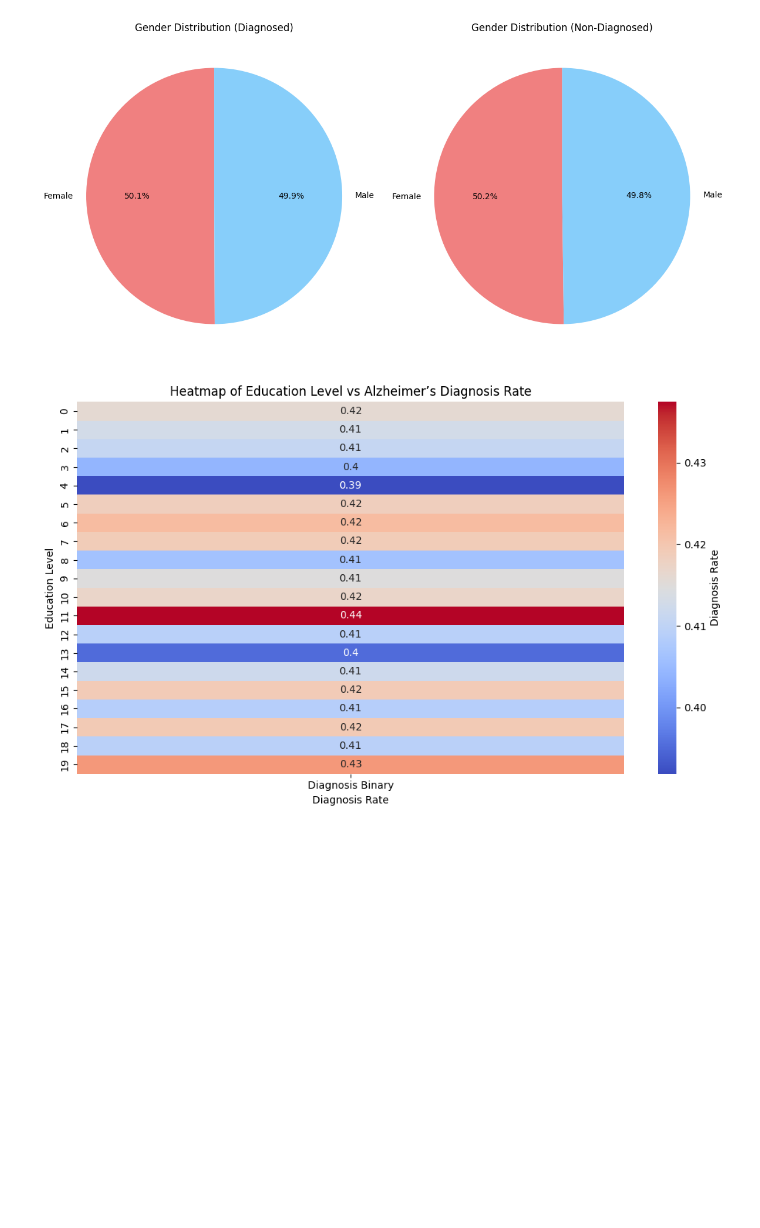
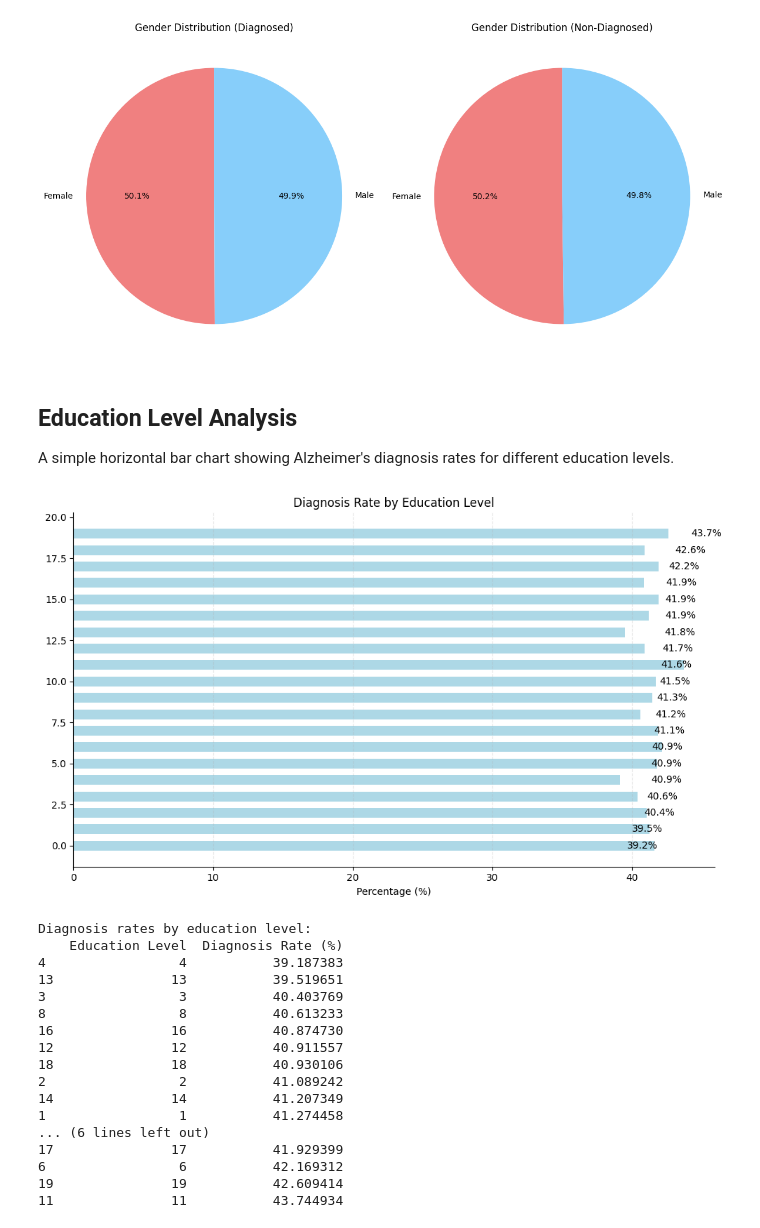
Before and after one commit to Shivsgithubb/ALZHEIMER-S, a Jupyter notebook: analysis/Demographic_analysis.ipynb, the cells around one changed output. Saved outputs shown, nothing was run; the diff lists cells and outputs as text; code cells hidden in the pictures; blank space fills up the shorter version.

```diff
--- a/analysis/Demographic_analysis.ipynb
+++ b/analysis/Demographic_analysis.ipynb
@@ -160,26 +176,61 @@ plt.tight_layout()
 plt.show()
 # %% [output]
 [figure]
+# %% [markdown]
+## Education Level Analysis
+
+A simple horizontal bar chart showing Alzheimer's diagnosis rates for different education levels.
 # %%
-# Select relevant columns and clean the data
-df_clean = df[['Education Level', 'Alzheimer’s Diagnosis']].dropna()
+# Calculate diagnosis rate by education level
+edu_analysis = df.groupby('Education Level')["Alzheimer’s Diagnosis"].apply(lambda x: (x == 'Yes').mean() * 100).reset_index()
+edu_analysis.columns = ['Education Level', 'Diagnosis Rate (%)']
 
-# Convert diagnosis to binary (Yes = 1, No = 0)
-df_clean['Diagnosis Binary'] = df_clean['Alzheimer’s Diagnosis'].map({'Yes': 1, 'No': 0})
+# Sort by diagnosis rate
+edu_analysis = edu_analysis.sort_values('Diagnosis Rate (%)', ascending=True)
 
-# Group by education level and calculate mean diagnosis rate
-edu_diag_rate = df_clean.groupby('Education Level')['Diagnosis Binary'].mean().reset_index()
+# Simple horizontal bar plot
+plt.figure(figsize=(10, 6))
+bars = plt.barh(edu_analysis['Education Level'],
+               edu_analysis['Diagnosis Rate (%)'],
+               color='lightblue',
+               height=0.6)
 
-# Pivot
-edu_diag_pivot = edu_diag_rate.pivot_table(index='Education Level', values='Diagnosis Binary')
+# Add value labels
+for i, v in enumerate(edu_analysis['Diagnosis Rate (%)']):
+    plt.text(v + 0.5, i, f'{v:.1f}%', va='center')
 
-# Plot
-plt.figure(figsize=(10, 6))
-sns.heatmap(edu_diag_pivot, annot=True, cmap='coolwarm', cbar_kws={'label': 'Diagnosis Rate'})
-plt.title('Heatmap of Education Level vs Alzheimer’s Diagnosis Rate')
-plt.xlabel('Diagnosis Rate')
-plt.ylabel('Education Level')
+plt.title('Diagnosis Rate by Education Level')
+plt.xlabel('Percentage (%)')
+
+# Remove top and right borders
+plt.gca().spines['top'].set_visible(False)
+plt.gca().spines['right'].set_visible(False)
+
+# Add light grid
+plt.grid(axis='x', linestyle='--', alpha=0.3)
+
 plt.tight_layout()
 plt.show()
+
+# Print the numbers
+print('\nDiagnosis rates by education level:')
+print(edu_analysis)
 # %% [output]
-[figure, old version]
+[figure, new version]
+Diagnosis rates by education level:
+    Education Level  Diagnosis Rate (%)
+4                 4           39.187383
+13               13           39.519651
+3                 3           40.403769
+8                 8           40.613233
+16               16           40.874730
+12               12           40.911557
+18               18           40.930106
+2                 2           41.089242
+14               14           41.207349
+1                 1           41.274458
+... (6 lines left out)
+17               17           41.929399
+6                 6           42.169312
+19               19           42.609414
+11               11           43.744934
```
Also changed, not shown: parts of 7 cells of this notebook, 1 other file.
